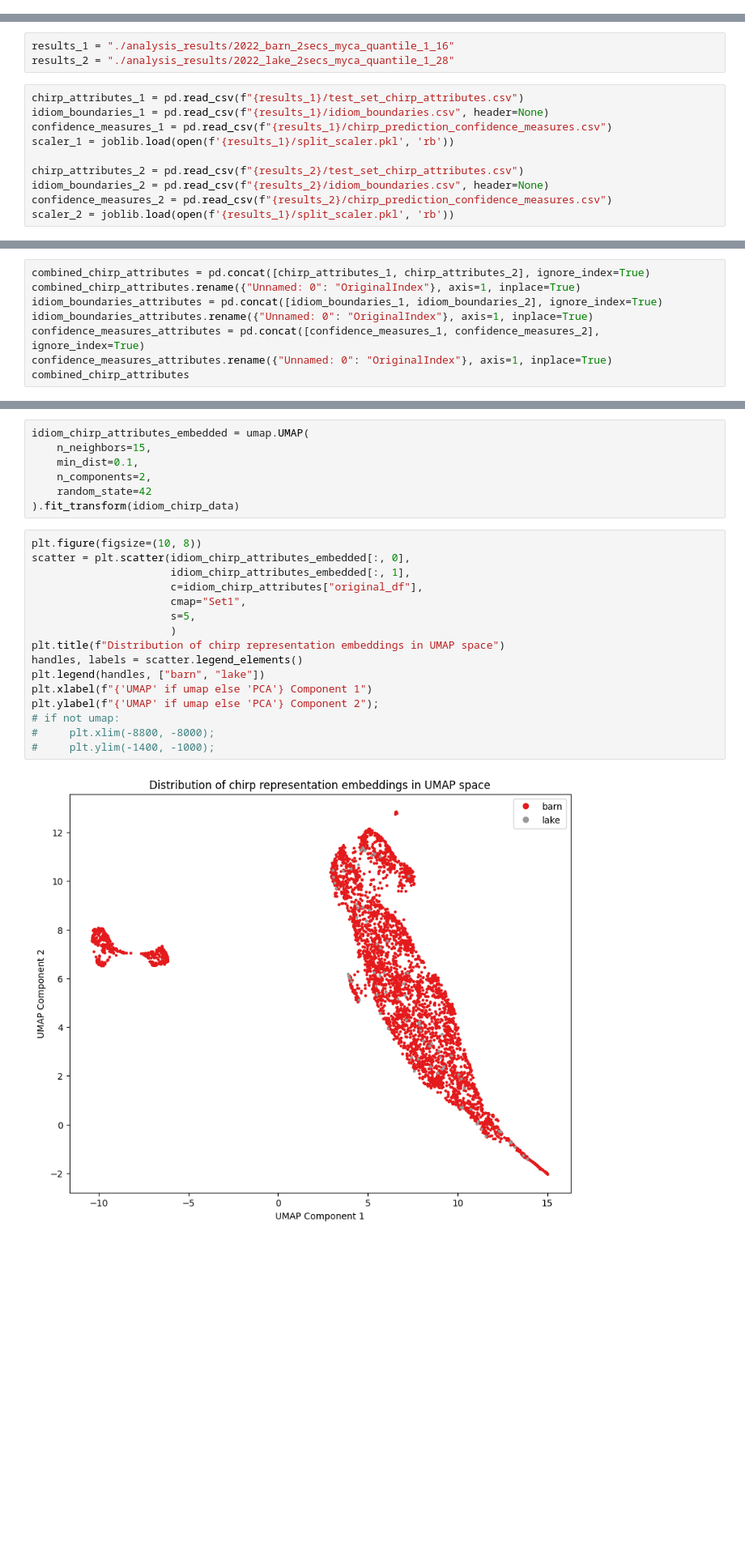
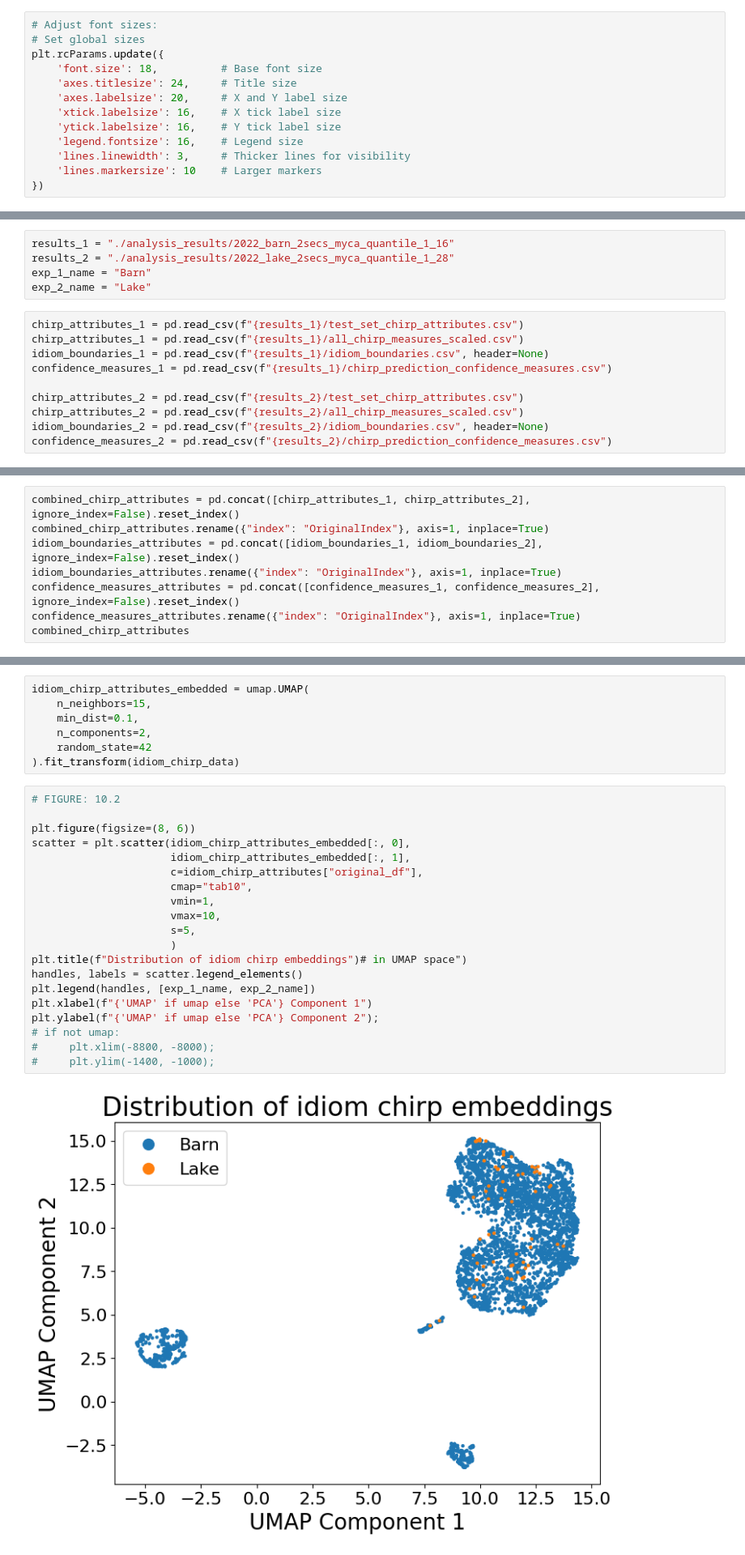
Before and after one commit to paepcke/bats, a Jupyter notebook: src/andrew/compare_results.ipynb, the cells around one changed output, grey strips where cells are left out. Shown at 81% size. Drawn from its saved outputs; the diff is of its cells as text; blank space fills up the shorter version.

Commit message:
update notebooks for current slidedeck figures

```diff
--- a/src/andrew/compare_results.ipynb
+++ b/src/andrew/compare_results.ipynb
@@ -5,18 +5,33 @@ import matplotlib.pyplot as plt
 import joblib
 
 from analysis_utils import *
+# %%
+# Adjust font sizes:
+# Set global sizes
+plt.rcParams.update({
+    'font.size': 18,          # Base font size
+    'axes.titlesize': 24,     # Title size
+    'axes.labelsize': 20,     # X and Y label size
+    'xtick.labelsize': 16,    # X tick label size
+    'ytick.labelsize': 16,    # Y tick label size
+    'legend.fontsize': 16,    # Legend size
+    'lines.linewidth': 3,     # Thicker lines for visibility
+    'lines.markersize': 10    # Larger markers
+})
 # %% [markdown]
 First define the two experiments to be compared:
 # %%
 results_1 = "./analysis_results/2022_barn_2secs_myca_quantile_1_16"
 results_2 = "./analysis_results/2022_lake_2secs_myca_quantile_1_28"
+exp_1_name = "Barn"
+exp_2_name = "Lake"
 # %%
 chirp_attributes_1 = pd.read_csv(f"{results_1}/test_set_chirp_attributes.csv")
+chirp_attributes_1 = pd.read_csv(f"{results_1}/all_chirp_measures_scaled.csv")
 idiom_boundaries_1 = pd.read_csv(f"{results_1}/idiom_boundaries.csv", header=None)
 confidence_measures_1 = pd.read_csv(f"{results_1}/chirp_prediction_confidence_measures.csv")
-scaler_1 = joblib.load(open(f'{results_1}/split_scaler.pkl', 'rb'))
 
 chirp_attributes_2 = pd.read_csv(f"{results_2}/test_set_chirp_attributes.csv")
+chirp_attributes_2 = pd.read_csv(f"{results_2}/all_chirp_measures_scaled.csv")
 idiom_boundaries_2 = pd.read_csv(f"{results_2}/idiom_boundaries.csv", header=None)
 confidence_measures_2 = pd.read_csv(f"{results_2}/chirp_prediction_confidence_measures.csv")
-scaler_2 = joblib.load(open(f'{results_1}/split_scaler.pkl', 'rb'))
@@ -28,10 +38,10 @@ https://scikit-learn.org/stable/model_persistence.html#security-maintainability-
 # %%
-combined_chirp_attributes = pd.concat([chirp_attributes_1, chirp_attributes_2], ignore_index=True)
-combined_chirp_attributes.rename({"Unnamed: 0": "OriginalIndex"}, axis=1, inplace=True)
-idiom_boundaries_attributes = pd.concat([idiom_boundaries_1, idiom_boundaries_2], ignore_index=True)
-idiom_boundaries_attributes.rename({"Unnamed: 0": "OriginalIndex"}, axis=1, inplace=True)
-confidence_measures_attributes = pd.concat([confidence_measures_1, confidence_measures_2], ignore_index=True)
-confidence_measures_attributes.rename({"Unnamed: 0": "OriginalIndex"}, axis=1, inplace=True)
+combined_chirp_attributes = pd.concat([chirp_attributes_1, chirp_attributes_2], ignore_index=False).reset_index()
+combined_chirp_attributes.rename({"index": "OriginalIndex"}, axis=1, inplace=True)
+idiom_boundaries_attributes = pd.concat([idiom_boundaries_1, idiom_boundaries_2], ignore_index=False).reset_index()
+idiom_boundaries_attributes.rename({"index": "OriginalIndex"}, axis=1, inplace=True)
+confidence_measures_attributes = pd.concat([confidence_measures_1, confidence_measures_2], ignore_index=False).reset_index()
+confidence_measures_attributes.rename({"index": "OriginalIndex"}, axis=1, inplace=True)
 combined_chirp_attributes
 # %% [output]
 |  | OriginalIndex | TimeInFile | PrecedingIntrvl | HiFreq | Bndwdth | FreqMaxPwr | PrcntMaxAmpDur | FreqKnee | ... |
@@ -180,23 +192,27 @@ idiom_chirp_attributes_embedded = umap.UMAP(
     random_state=42
 ).fit_transform(idiom_chirp_data)
 # %%
-plt.figure(figsize=(10, 8))
+# FIGURE: 10.2
+
+plt.figure(figsize=(8, 6))
 scatter = plt.scatter(idiom_chirp_attributes_embedded[:, 0],
                       idiom_chirp_attributes_embedded[:, 1],
                       c=idiom_chirp_attributes["original_df"],
-                      cmap="Set1",
+                      cmap="tab10",
+                      vmin=1,
+                      vmax=10,
                       s=5,
                       )
-plt.title(f"Distribution of chirp representation embeddings in UMAP space")
+plt.title(f"Distribution of idiom chirp embeddings")# in UMAP space")
 handles, labels = scatter.legend_elements()
-plt.legend(handles, ["barn", "lake"])
+plt.legend(handles, [exp_1_name, exp_2_name])
 plt.xlabel(f"{'UMAP' if umap else 'PCA'} Component 1")
 plt.ylabel(f"{'UMAP' if umap else 'PCA'} Component 2");
 # if not umap:
 #     plt.xlim(-8800, -8000);
 #     plt.ylim(-1400, -1000);
 # %% [output]
-[figure, old version]
+[figure, new version]
 # %% [markdown]
 Run clustering on the set of idiom chirps combined from both idioms:
 # %%
```
Also changed, not shown: parts of 18 cells of this notebook, 2 other files.
